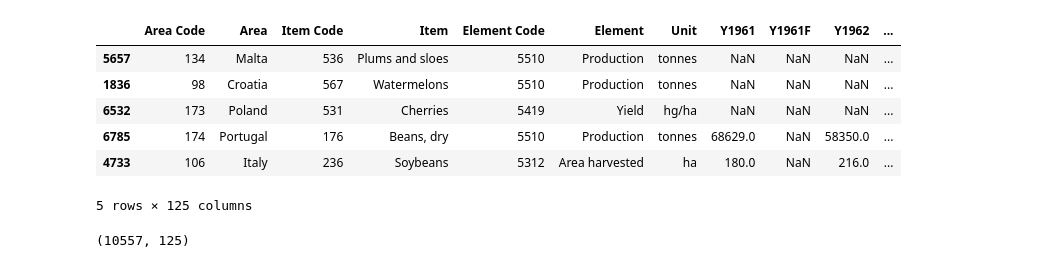
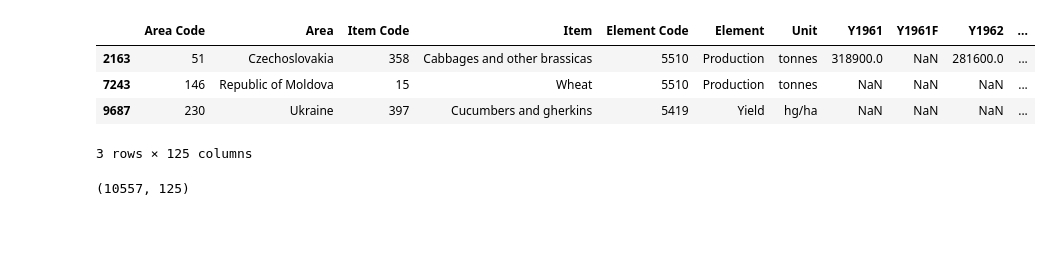
Before and after one commit to dekristi/Tech_Test, a Jupyter notebook: SGT_Project.ipynb, the cells around one changed output. Cells and saved outputs as stored; diff of their text form; code cells hidden in the pictures; blank space fills up the shorter version.

```diff
--- a/SGT_Project.ipynb
+++ b/SGT_Project.ipynb
@@ -49,15 +45,13 @@ import numpy as np
 # %%
 df = pd.read_csv('https://query.data.world/s/zmbllbphuegmiqcjpgtnrl3xew2jxh')
 # %%
-df.sample(5)
+df.sample(3)
 # %% [output]
 |  | Area Code | Area | Item Code | Item | Element Code | Element | Unit | Y1961 | Y1961F | Y1962 | ... |
-| 5657 | 134 | Malta | 536 | Plums and sloes | 5510 | Production | tonnes | NaN | NaN | NaN | ... |
-| 1836 | 98 | Croatia | 567 | Watermelons | 5510 | Production | tonnes | NaN | NaN | NaN | ... |
-| 6532 | 173 | Poland | 531 | Cherries | 5419 | Yield | hg/ha | NaN | NaN | NaN | ... |
-| 6785 | 174 | Portugal | 176 | Beans, dry | 5510 | Production | tonnes | 68629.0 | NaN | 58350.0 | ... |
-| 4733 | 106 | Italy | 236 | Soybeans | 5312 | Area harvested | ha | 180.0 | NaN | 216.0 | ... |
+| 2163 | 51 | Czechoslovakia | 358 | Cabbages and other brassicas | 5510 | Production | tonnes | 318900.0 | NaN | 281600.0 | ... |
+| 7243 | 146 | Republic of Moldova | 15 | Wheat | 5510 | Production | tonnes | NaN | NaN | NaN | ... |
+| 9687 | 230 | Ukraine | 397 | Cucumbers and gherkins | 5419 | Yield | hg/ha | NaN | NaN | NaN | ... |
-5 rows × 125 columns
+3 rows × 125 columns
 # %%
 df.shape
 # %% [output]
```
Also changed, not shown: parts of 37 cells of this notebook, 2 other files.
